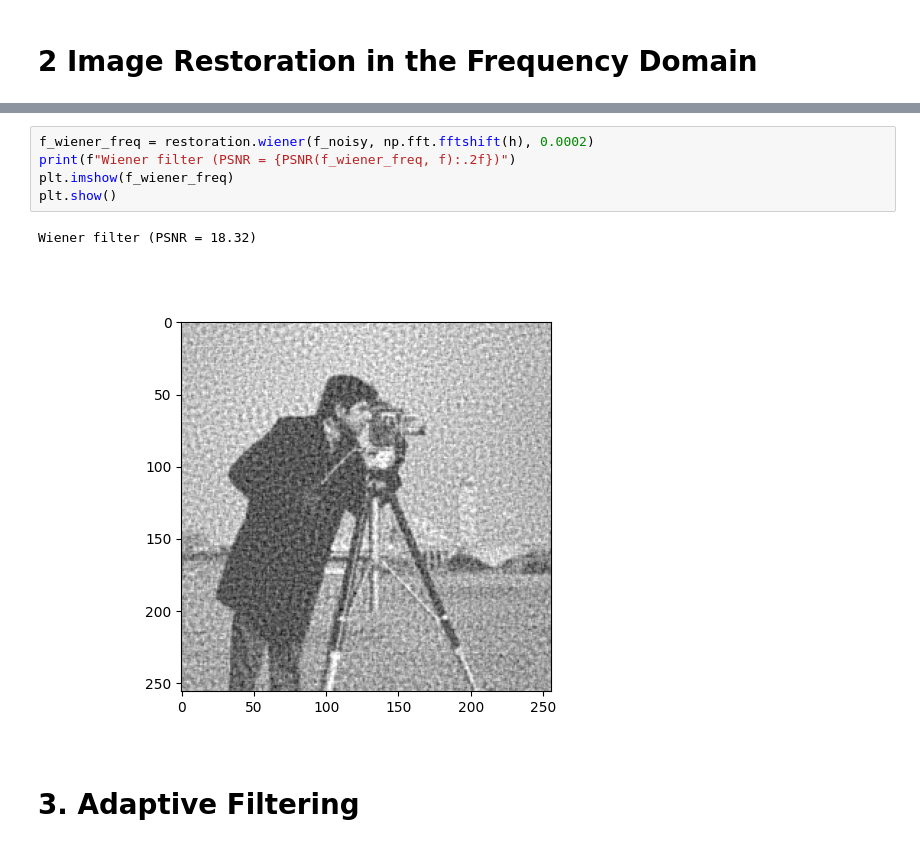
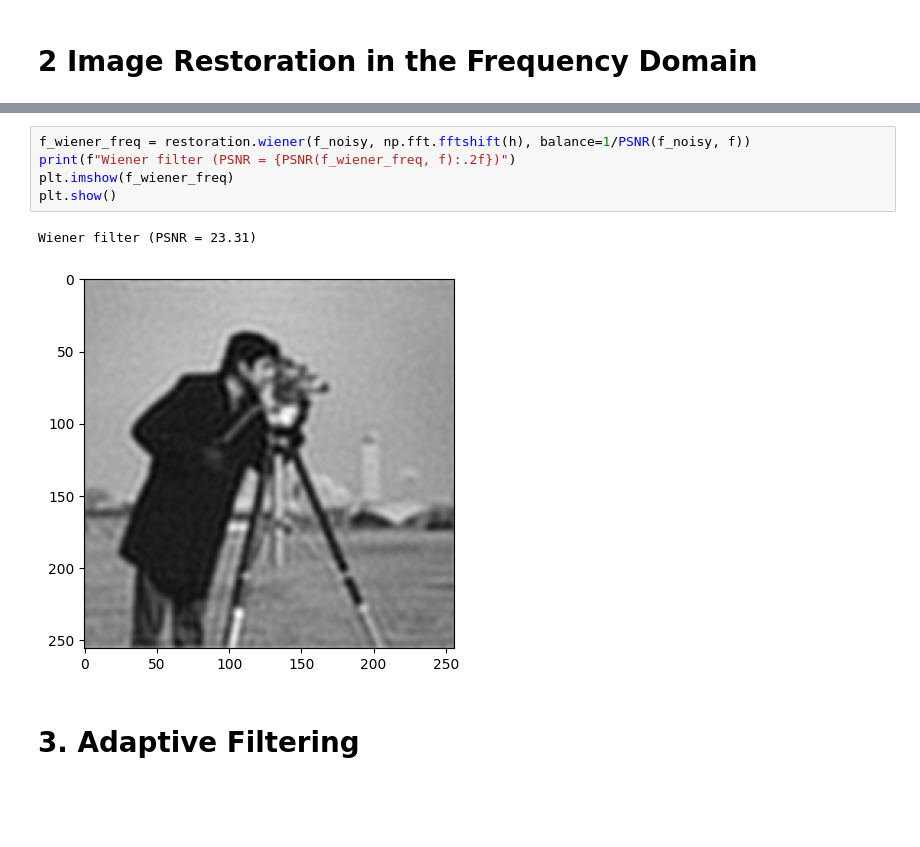
Before and after one commit to sarahmacintosh/syde575-lab, a Jupyter notebook: lab4.ipynb, the cells around one changed output, grey strips where cells are left out. Saved outputs shown, nothing was run; the diff lists cells and outputs as text; blank space fills up the shorter version.

```diff
--- a/lab4.ipynb
+++ b/lab4.ipynb
@@ -88,11 +88,11 @@ Noisy image inverted (PSNR = -30.58)
 # %%
-f_wiener_freq = restoration.wiener(f_noisy, np.fft.fftshift(h), 0.0002)
+f_wiener_freq = restoration.wiener(f_noisy, np.fft.fftshift(h), balance=1/PSNR(f_noisy, f))
 print(f"Wiener filter (PSNR = {PSNR(f_wiener_freq, f):.2f})")
 plt.imshow(f_wiener_freq)
 plt.show()
 # %% [output]
-Wiener filter (PSNR = 18.32)
+Wiener filter (PSNR = 23.31)
-[figure, old version]
+[figure, new version]
 # %% [markdown]
 # 3. Adaptive Filtering
 # %%
```
Also changed, not shown: parts of 8 cells of this notebook.
